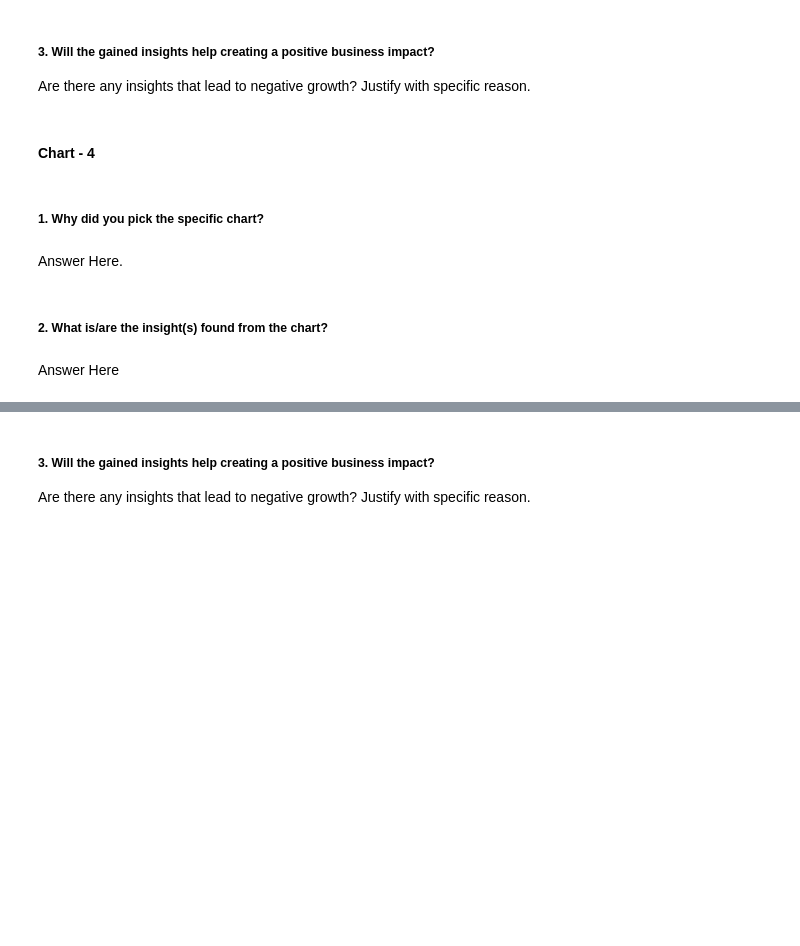
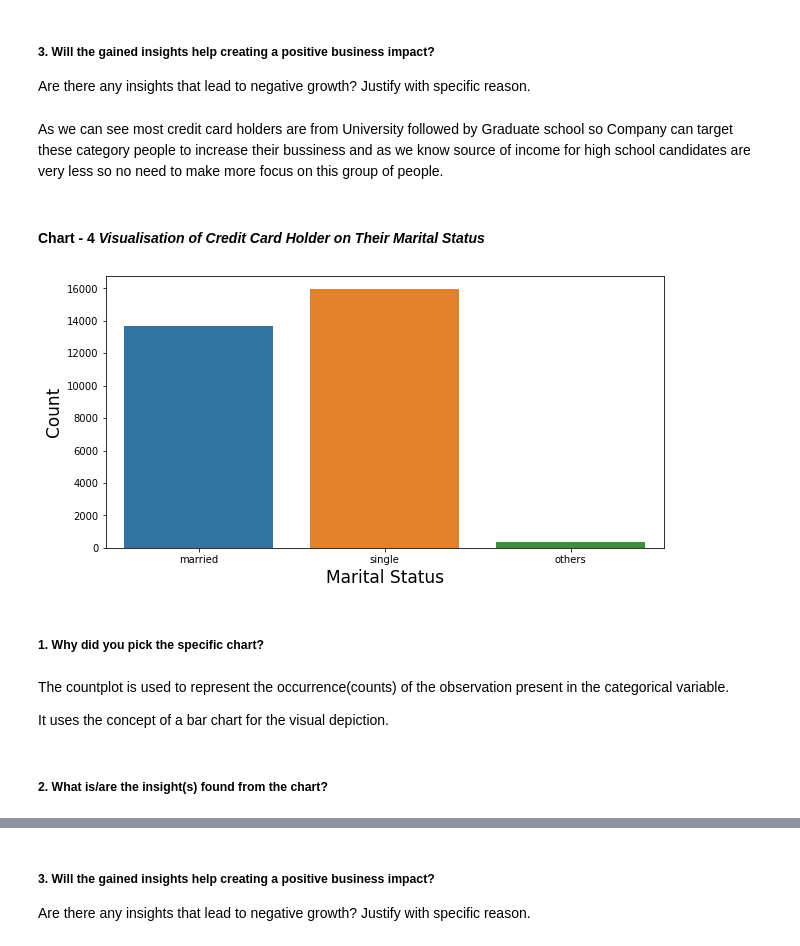
Before and after one commit to Kaushaljha488/Credit-Card-Default-Prediction, a Jupyter notebook: Kaushal_Credit_Card_Default_Prediction_.ipynb, the cells around one changed output, grey strips where cells are left out. Saved outputs shown, nothing was run; the diff lists cells and outputs as text; code cells hidden in the pictures; blank space fills up the shorter version.

Commit message:
Data Visualization continue..

```diff
--- a/Kaushal_Credit_Card_Default_Prediction_.ipynb
+++ b/Kaushal_Credit_Card_Default_Prediction_.ipynb
@@ -491,5 +489,3 @@ Maximum credit card holders are from university followed by graduate school.
 # %% [markdown]
 ##### 3. Will the gained insights help creating a positive business impact?
 Are there any insights that lead to negative growth? Justify with specific reason.
-# %% [markdown]
-#### Chart - 4
@@ -498,8 +492,21 @@ Are there any insights that lead to negative growth? Justify with specific reaso
+# %% [markdown]
+As we can see most credit card holders are from University followed by Graduate school so Company can target these category people to increase their bussiness and as we know source of income for high school candidates are very less so no need to make more focus on this group of people.
+# %% [markdown]
+#### Chart - 4 ***Visualisation of Credit Card Holder on Their Marital  Status***
+# %%
+# Chart - 4 visualization code
+plt.figure(figsize=(10,5))
+sns.countplot(x='MARRIAGE',data=cat_df)
+plt.xlabel('Marital Status',size=17)
+plt.ylabel('Count',size=17)
+plt.show()
+# %% [output]
+[figure, added]
 # %% [markdown]
 ##### 1. Why did you pick the specific chart?
-# %% [markdown]
-Answer Here.
+# %% [markdown]
+The countplot is used to represent the occurrence(counts) of the observation present in the categorical variable.
+
+It uses the concept of a bar chart for the visual depiction.
 # %% [markdown]
 ##### 2. What is/are the insight(s) found from the chart?
-# %% [markdown]
-Answer Here
```
Also changed, not shown: parts of 57 cells of this notebook.
